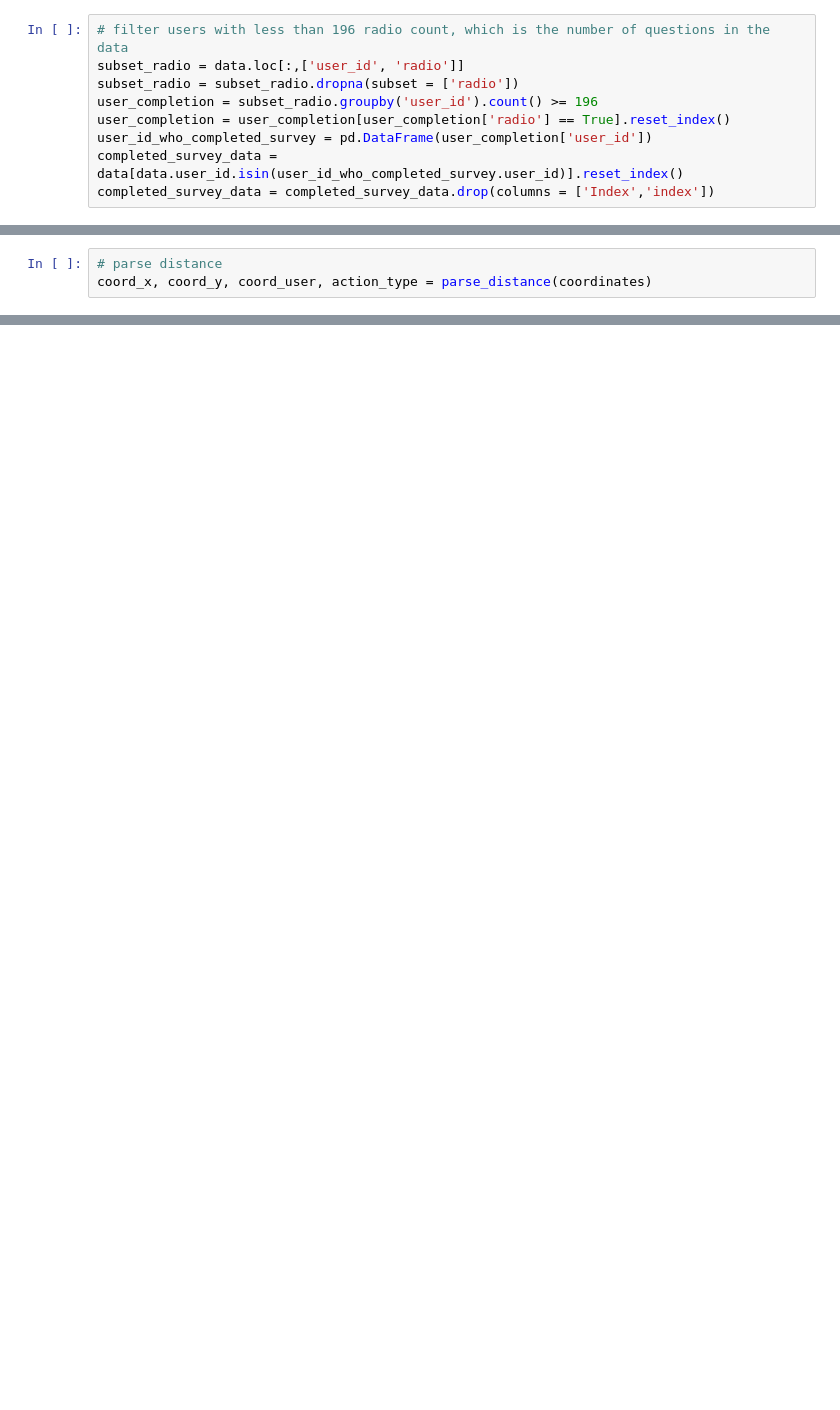
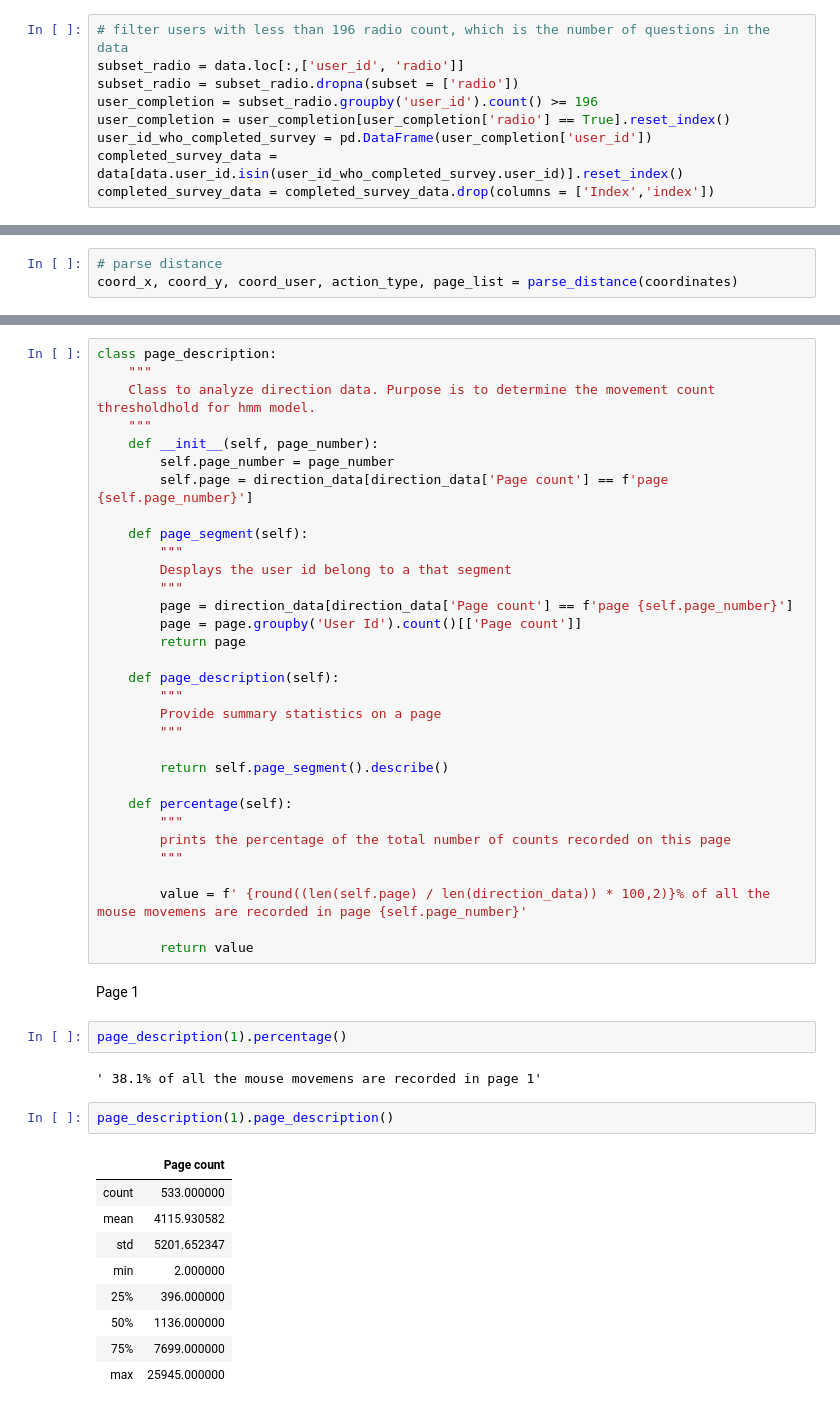
Before and after one commit to dachosen1/Validating-psychometric-survey-responses, a Jupyter notebook: Models/Q1_Mouse Activity/Parsing Distance.ipynb, the cells around one changed output, grey strips where cells are left out. Cells and saved outputs as stored; diff of their text form; blank space fills up the shorter version.

```diff
--- a/Models/Q1_Mouse Activity/Parsing Distance.ipynb
+++ b/Models/Q1_Mouse Activity/Parsing Distance.ipynb
@@ -114,4 +140,4 @@ def parse_directions(id_list, x_coord, y_coord, action):
                          'Direction': directions})
 # %%
 # parse distance
-coord_x, coord_y, coord_user, action_type = parse_distance(coordinates)
+coord_x, coord_y, coord_user, action_type, page_list = parse_distance(coordinates)
@@ -125,0 +188,50 @@ direction_data = parse_directions(coord_user, coord_x, coord_y, action_type)
+# %%
+class page_description:
+    """
+    Class to analyze direction data. Purpose is to determine the movement count thresholdhold for hmm model.
+    """
+    def __init__(self, page_number):
+        self.page_number = page_number
+        self.page = direction_data[direction_data['Page count'] == f'page {self.page_number}']
+
+    def page_segment(self):
+        """
+        Desplays the user id belong to a that segment
+        """
+        page = direction_data[direction_data['Page count'] == f'page {self.page_number}']
+        page = page.groupby('User Id').count()[['Page count']]
+        return page
+
+    def page_description(self):
+        """
+        Provide summary statistics on a page
+        """
+
+        return self.page_segment().describe()
+
+    def percentage(self):
+        """
+        prints the percentage of the total number of counts recorded on this page
+        """
+
+        value = f' {round((len(self.page) / len(direction_data)) * 100,2)}% of all the mouse movemens are recorded in page {self.page_number}'
+
+        return value
+# %% [markdown]
+Page 1
+# %%
+page_description(1).percentage()
+# %% [output]
+' 38.1% of all the mouse movemens are recorded in page 1'
+# %%
+page_description(1).page_description()
+# %% [output]
+|  | Page count |
+| count | 533.000000 |
+| mean | 4115.930582 |
+| std | 5201.652347 |
+| min | 2.000000 |
+| 25% | 396.000000 |
+| 50% | 1136.000000 |
+| 75% | 7699.000000 |
+| max | 25945.000000 |
```
Also changed, not shown: parts of 63 cells of this notebook.
